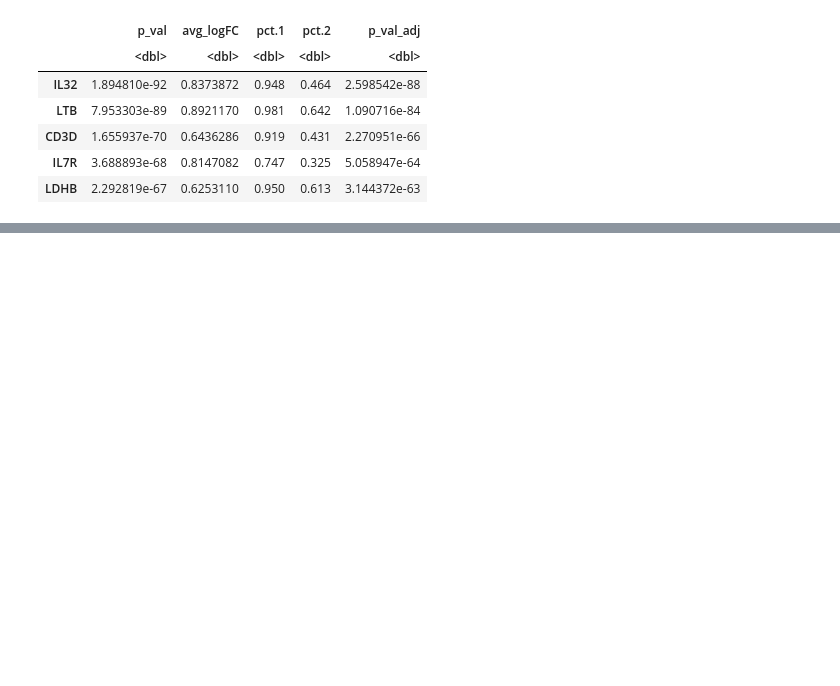
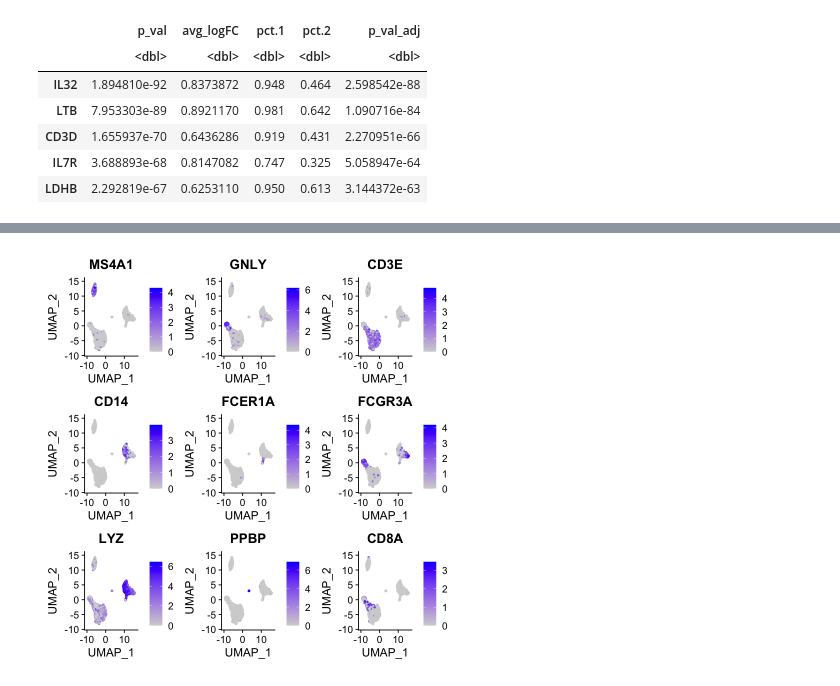
Before and after one commit to shankaracharya/Seurat_pbmc_example, a Jupyter notebook: seurat_pbmc.ipynb, the cells around one changed output, grey strips where cells are left out. Saved outputs shown, nothing was run; the diff lists cells and outputs as text; code cells hidden in the pictures; blank space fills up the shorter version.

```diff
--- a/seurat_pbmc.ipynb
+++ b/seurat_pbmc.ipynb
@@ -174,0 +240,5 @@ A data.frame: 5 × 5
+# %%
+FeaturePlot(pbmc, features = c("MS4A1", "GNLY", "CD3E", "CD14", "FCER1A", "FCGR3A", "LYZ", "PPBP",
+    "CD8A"))
+# %% [output]
+[figure, added]
```
Also changed, not shown: parts of 7 cells of this notebook.
